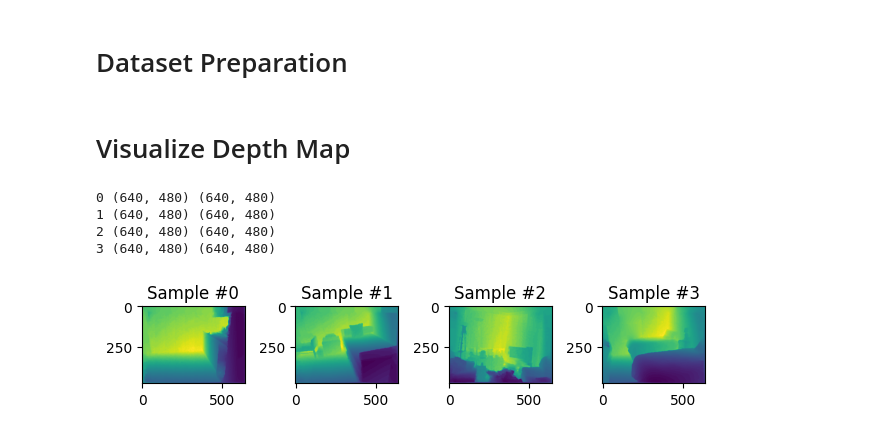
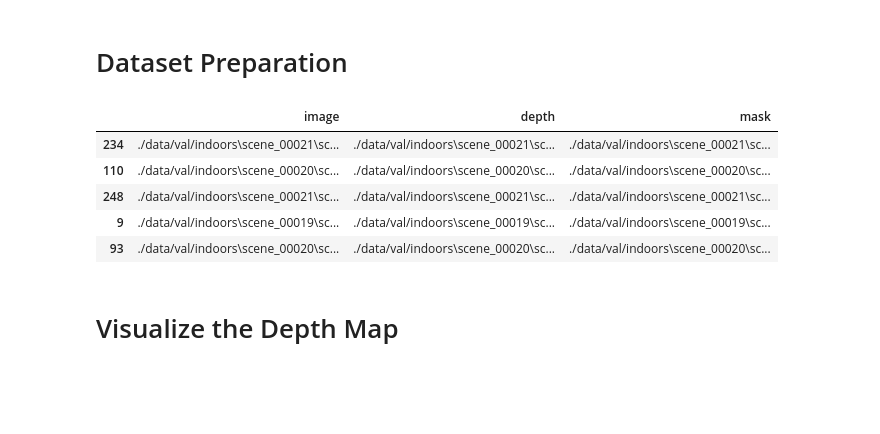
Before and after one commit to Briiad/UNet-MobiletV3, a Jupyter notebook: main.ipynb, the cells around one changed output. Saved outputs shown, nothing was run; the diff lists cells and outputs as text; code cells hidden in the pictures; blank space fills up the shorter version.

```diff
--- a/main.ipynb
+++ b/main.ipynb
@@ -61,23 +94,29 @@ train_csv = shuffle(train_csv)
+# %%
+indoor_path = "./data/val/indoors"
+
+file_list = []
+
+for root, dirs, files in os.walk(indoor_path):
+    for file in files:
+        file_list.append(os.path.join(root, file))
+
+file_list.sort()
+
+data = {
+    "image" : [x for x in file_list if x.endswith(".png")],
+    "depth" : [x for x in file_list if x.endswith("_depth.npy")],
+    "mask" : [x for x in file_list if x.endswith("_depth_mask.npy")]
+}
+
+df = pd.DataFrame(data)
+df = df.sample(frac=1, random_state=42)
+df.head()
+# %% [output]
+|  | image | depth | mask |
+| 234 | ./data/val/indoors\scene_00021\sc... | ./data/val/indoors\scene_00021\sc... | ./data/val/indoors\scene_00021\sc... |
+| 110 | ./data/val/indoors\scene_00020\sc... | ./data/val/indoors\scene_00020\sc... | ./data/val/indoors\scene_00020\sc... |
+| 248 | ./data/val/indoors\scene_00021\sc... | ./data/val/indoors\scene_00021\sc... | ./data/val/indoors\scene_00021\sc... |
+| 9 | ./data/val/indoors\scene_00019\sc... | ./data/val/indoors\scene_00019\sc... | ./data/val/indoors\scene_00019\sc... |
+| 93 | ./data/val/indoors\scene_00020\sc... | ./data/val/indoors\scene_00020\sc... | ./data/val/indoors\scene_00020\sc... |
 # %% [markdown]
-# Visualize Depth Map
+# Visualize the Depth Map
-# %%
-depth_data = DepthDataset(traincsv = train_csv, root_dir = './')
-fig = plt.figure()
-len(depth_data)
-
-for i in range (len(depth_data)):
-    sample = depth_data[i]
-    print(i, sample['image'].size, sample['depth'].size)
-    ax = plt.subplot(1, 4, i + 1)
-    plt.tight_layout()
-    ax.set_title('Sample #{}'.format(i))
-    plt.imshow(sample['depth'])
-    if i == 3:
-        plt.show()
-        break
-# %% [output]
-0 (640, 480) (640, 480)
-1 (640, 480) (640, 480)
-2 (640, 480) (640, 480)
-3 (640, 480) (640, 480)
-[figure, removed]
```
Also changed, not shown: parts of 22 cells of this notebook, 5 other files.
